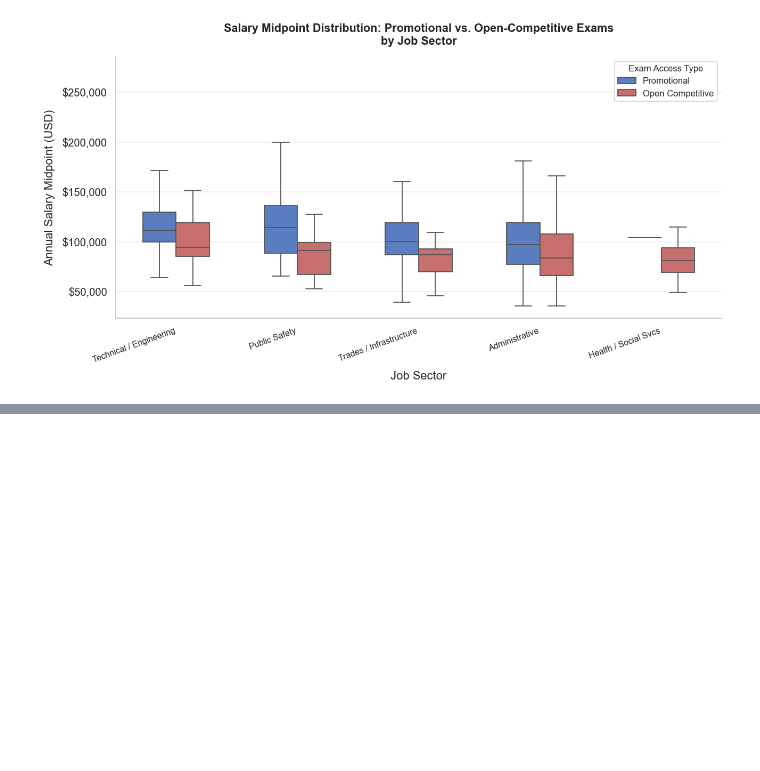
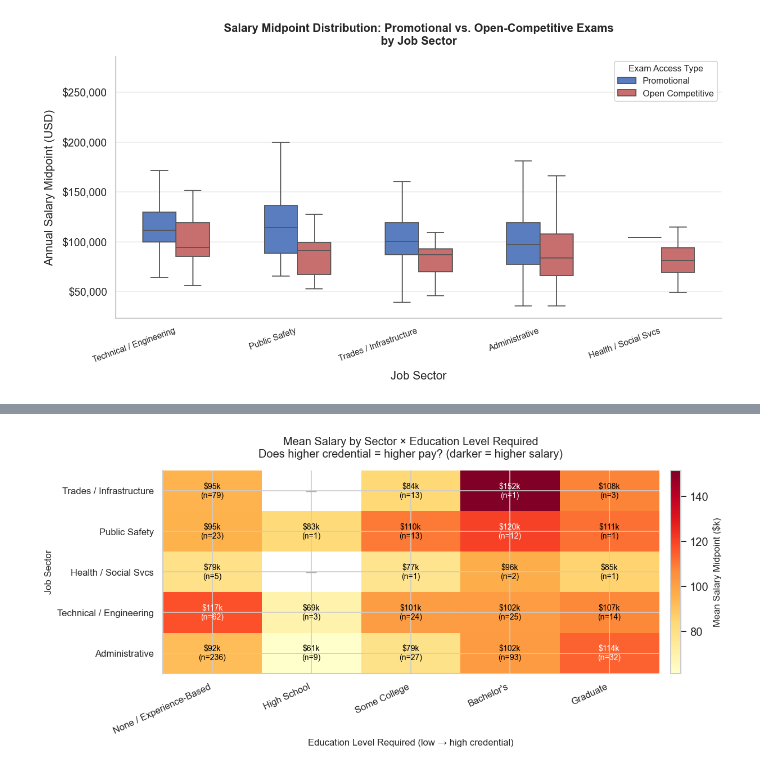
Before and after one commit to Data-for-LA/group-project, a Jupyter notebook: CityofLA/data_visuals.ipynb, the cells around one changed output, grey strips where cells are left out. Drawn from its saved outputs; the diff is of its cells as text; code cells hidden in the pictures; blank space fills up the shorter version.

Commit message:
data visualizations with map

```diff
--- a/CityofLA/data_visuals.ipynb
+++ b/CityofLA/data_visuals.ipynb
@@ -504,0 +573,73 @@ Trades / Infrastructure  Open Competitive     45
+# %%
+EDU_ORDER = [
+    "None / Experience-Based",
+    "High School",
+    "Some College",
+    "Bachelor's",
+    "Graduate",
+]
+
+SECTOR_ORDER = [
+    "Trades / Infrastructure",
+    "Public Safety",
+    "Health / Social Svcs",
+    "Technical / Engineering",
+    "Administrative",
+]
+
+pivot = (
+    df_valid
+    .groupby(["sector", "edu_level"])["salary_mid"]
+    .mean()
+    .unstack("edu_level")
+    .reindex(index=SECTOR_ORDER, columns=EDU_ORDER)
+)
+
+counts = (
+    df_valid
+    .groupby(["sector", "edu_level"])["salary_mid"]
+    .count()
+    .unstack("edu_level")
+    .reindex(index=SECTOR_ORDER, columns=EDU_ORDER)
+)
+
+fig, ax = plt.subplots(figsize=(11, 5))
+
+im = ax.imshow(pivot.values / 1_000, aspect="auto", cmap="YlOrRd")
+
+ax.set_xticks(range(len(EDU_ORDER)))
+ax.set_xticklabels(EDU_ORDER, rotation=25, ha="right", fontsize=10)
+ax.set_yticks(range(len(SECTOR_ORDER)))
+ax.set_yticklabels(SECTOR_ORDER, fontsize=10)
+
+for r, sector in enumerate(SECTOR_ORDER):
+    for c, edu in enumerate(EDU_ORDER):
+        sal = pivot.loc[sector, edu]
+        n   = counts.loc[sector, edu]
+        if not np.isnan(sal):
+            ax.text(
+                c, r,
+                f"${sal/1_000:.0f}k\n(n={int(n)})",
+                ha="center", va="center",
+                fontsize=8.5,
+                color="black" if sal < pivot.values[~np.isnan(pivot.values)].max() * 0.75 else "white",
+            )
+        else:
+            ax.text(c, r, "—", ha="center", va="center", fontsize=11, color="#aaaaaa")
+
+cbar = fig.colorbar(im, ax=ax, pad=0.02)
+cbar.set_label("Mean Salary Midpoint ($k)", fontsize=10)
+
+ax.set_title(
+    "Mean Salary by Sector × Education Level Required\n"
+    "Does higher credential = higher pay? (darker = higher salary)",
+    fontsize=12, pad=14,
+)
+ax.set_xlabel("Education Level Required (low → high credential)", fontsize=10)
+ax.set_ylabel("Job Sector", fontsize=10)
+
+plt.tight_layout()
+plt.savefig("data_visualizations/heatmap_sector_edu_salary.png", dpi=150, bbox_inches="tight")
+plt.show()
+# %% [output]
+[figure, added]
```
Also changed, not shown: parts of 4 cells of this notebook, 3 other files.
